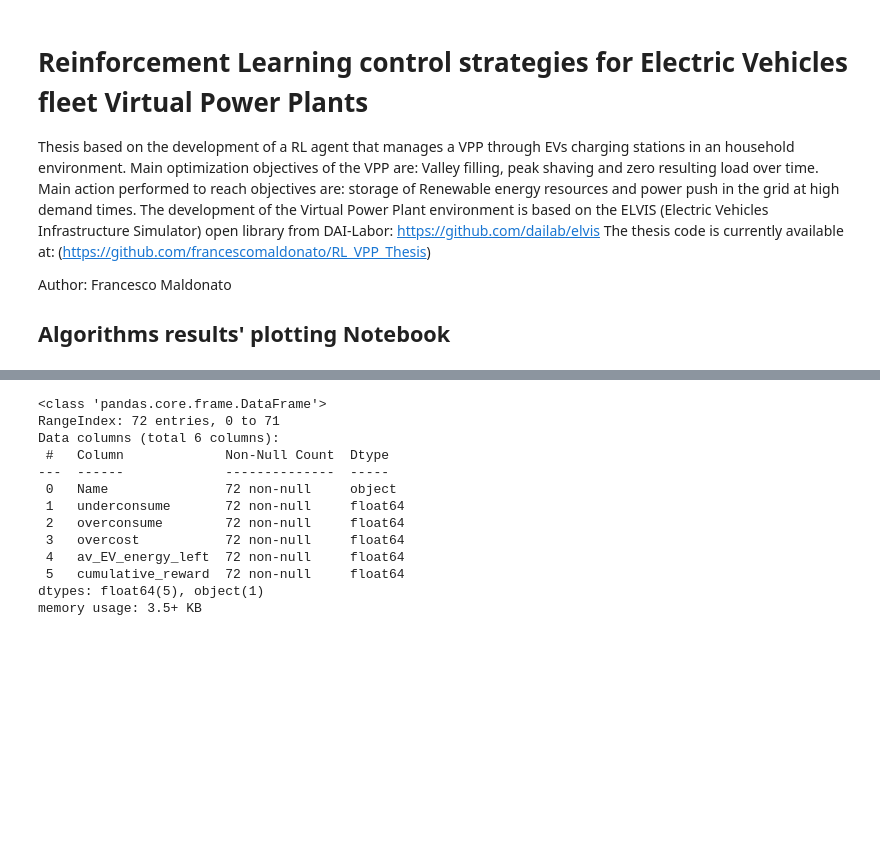
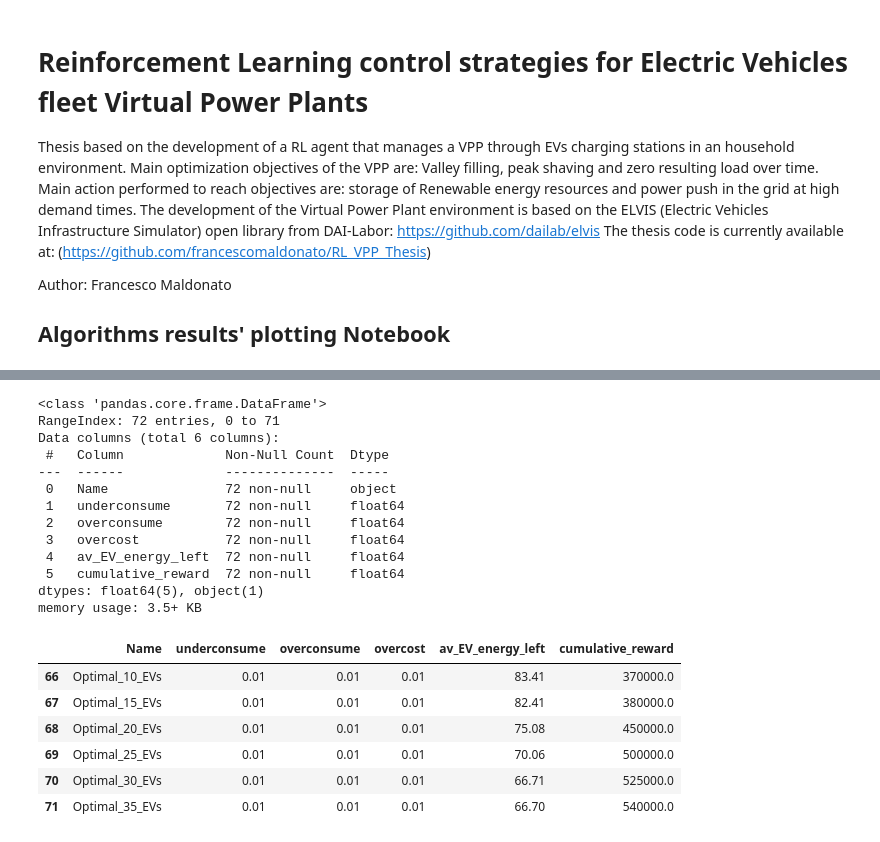
Before and after one commit to francescomaldonato/RL_VPP_Thesis, a Jupyter notebook: data/algorithms_results/Experiments_results_plots.ipynb, the cells around one changed output, grey strips where cells are left out. Saved outputs shown, nothing was run; the diff lists cells and outputs as text; code cells hidden in the pictures; blank space fills up the shorter version.

```diff
--- a/data/algorithms_results/Experiments_results_plots.ipynb
+++ b/data/algorithms_results/Experiments_results_plots.ipynb
@@ -38,23 +38,31 @@ from sklearn.linear_model import LinearRegression
 # %%
 results_data = pd.read_csv('algorithms_results_table/EV_experiments_data.csv')
 results_data['underconsume'].astype(float)
 results_data['overconsume'].astype(float)
 results_data['cumulative_reward'].astype(float)
 results_data.info()
+results_data.tail(6)
 # %% [output]
 <class 'pandas.core.frame.DataFrame'>
 RangeIndex: 72 entries, 0 to 71
 Data columns (total 6 columns):
  #   Column             Non-Null Count  Dtype
 ---  ------             --------------  -----
  0   Name               72 non-null     object
  1   underconsume       72 non-null     float64
  2   overconsume        72 non-null     float64
  3   overcost           72 non-null     float64
  4   av_EV_energy_left  72 non-null     float64
  5   cumulative_reward  72 non-null     float64
 dtypes: float64(5), object(1)
 memory usage: 3.5+ KB
+|  | Name | underconsume | overconsume | overcost | av_EV_energy_left | cumulative_reward |
+| 66 | Optimal_10_EVs | 0.01 | 0.01 | 0.01 | 83.41 | 370000.0 |
+| 67 | Optimal_15_EVs | 0.01 | 0.01 | 0.01 | 82.41 | 380000.0 |
+| 68 | Optimal_20_EVs | 0.01 | 0.01 | 0.01 | 75.08 | 450000.0 |
+| 69 | Optimal_25_EVs | 0.01 | 0.01 | 0.01 | 70.06 | 500000.0 |
+| 70 | Optimal_30_EVs | 0.01 | 0.01 | 0.01 | 66.71 | 525000.0 |
+| 71 | Optimal_35_EVs | 0.01 | 0.01 | 0.01 | 66.70 | 540000.0 |
 # %%
 results_data_=results_data.drop("Name", axis=1)
 results_data_=results_data_.drop("overcost", axis=1)
```
Also changed, not shown: parts of 8 cells of this notebook.
